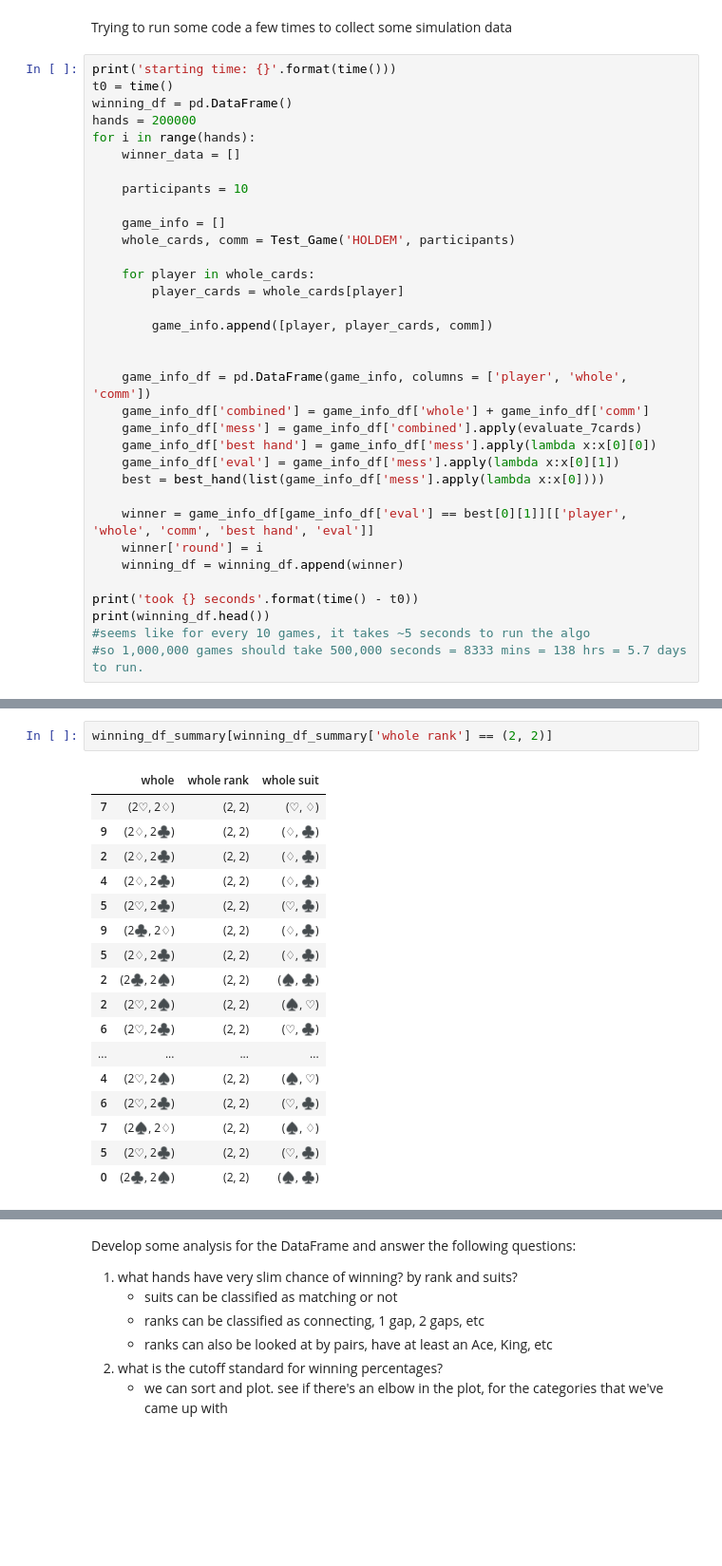
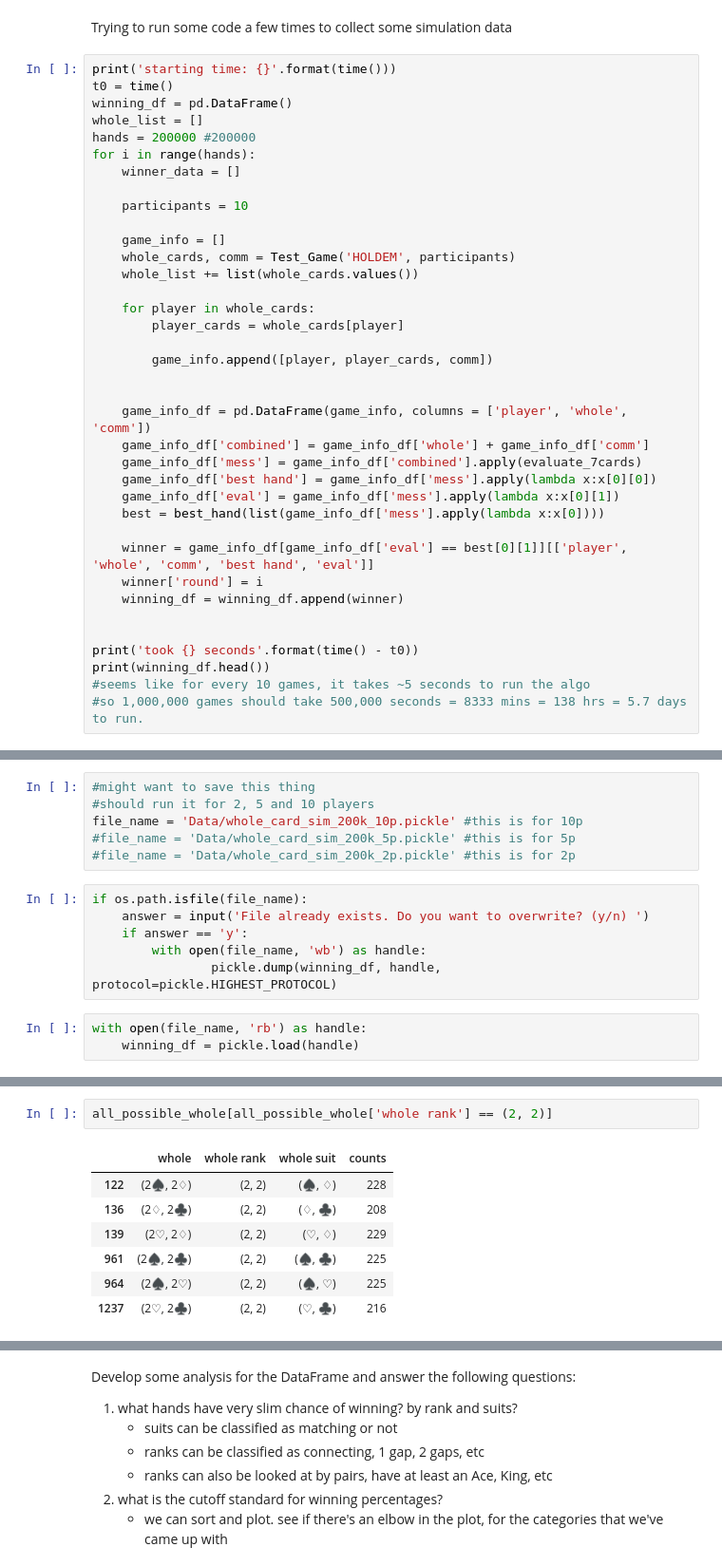
Before and after one commit to a35931chi/Poker, a Jupyter notebook: Poker Analysis.ipynb, the cells around one changed output, grey strips where cells are left out. Shown at 95% size. Drawn from its saved outputs; the diff is of its cells as text; blank space fills up the shorter version.

```diff
--- a/Poker Analysis.ipynb
+++ b/Poker Analysis.ipynb
@@ -78,7 +80,8 @@ Trying to run some code a few times to collect some simulation data
 print('starting time: {}'.format(time()))
 t0 = time()
 winning_df = pd.DataFrame()
-hands = 200000
+whole_list = []
+hands = 200000 #200000
 for i in range(hands):
     winner_data = []
 
@@ -86,6 +89,7 @@ for i in range(hands):
 
     game_info = []
     whole_cards, comm = Test_Game('HOLDEM', participants)
+    whole_list += list(whole_cards.values())
 
     for player in whole_cards:
         player_cards = whole_cards[player]
@@ -104,6 +108,7 @@ for i in range(hands):
     winner['round'] = i
     winning_df = winning_df.append(winner)
 
+
 print('took {} seconds'.format(time() - t0))
 print(winning_df.head())
 #seems like for every 10 games, it takes ~5 seconds to run the algo
@@ -112,0 +143,15 @@ starting time: 1533085451.498585
+# %%
+#might want to save this thing
+#should run it for 2, 5 and 10 players
+file_name = 'Data/whole_card_sim_200k_10p.pickle' #this is for 10p
+#file_name = 'Data/whole_card_sim_200k_5p.pickle' #this is for 5p
+#file_name = 'Data/whole_card_sim_200k_2p.pickle' #this is for 2p
+# %%
+if os.path.isfile(file_name):
+    answer = input('File already exists. Do you want to overwrite? (y/n) ')
+    if answer == 'y':
+        with open(file_name, 'wb') as handle:
+                pickle.dump(winning_df, handle, protocol=pickle.HIGHEST_PROTOCOL)
+# %%
+with open(file_name, 'rb') as handle:
+    winning_df = pickle.load(handle)
@@ -155,20 +216,10 @@ all_possible_whole.shape
 # %%
-winning_df_summary[winning_df_summary['whole rank'] == (2, 2)]
+all_possible_whole[all_possible_whole['whole rank'] == (2, 2)]
 # %% [output]
-|  | whole | whole rank | whole suit |
-| 7 | (2♡, 2♢) | (2, 2) | (♡, ♢) |
-| 9 | (2♢, 2♣) | (2, 2) | (♢, ♣) |
-| 2 | (2♢, 2♣) | (2, 2) | (♢, ♣) |
-| 4 | (2♢, 2♣) | (2, 2) | (♢, ♣) |
-| 5 | (2♡, 2♣) | (2, 2) | (♡, ♣) |
-| 9 | (2♣, 2♢) | (2, 2) | (♢, ♣) |
-| 5 | (2♢, 2♣) | (2, 2) | (♢, ♣) |
-| 2 | (2♣, 2♠) | (2, 2) | (♠, ♣) |
-| 2 | (2♡, 2♠) | (2, 2) | (♠, ♡) |
-| 6 | (2♡, 2♣) | (2, 2) | (♡, ♣) |
-| ... | ... | ... | ... |
-| 4 | (2♡, 2♠) | (2, 2) | (♠, ♡) |
-| 6 | (2♡, 2♣) | (2, 2) | (♡, ♣) |
-| 7 | (2♠, 2♢) | (2, 2) | (♠, ♢) |
-| 5 | (2♡, 2♣) | (2, 2) | (♡, ♣) |
-| 0 | (2♣, 2♠) | (2, 2) | (♠, ♣) |
+|  | whole | whole rank | whole suit | counts |
+| 122 | (2♠, 2♢) | (2, 2) | (♠, ♢) | 228 |
+| 136 | (2♢, 2♣) | (2, 2) | (♢, ♣) | 208 |
+| 139 | (2♡, 2♢) | (2, 2) | (♡, ♢) | 229 |
+| 961 | (2♠, 2♣) | (2, 2) | (♠, ♣) | 225 |
+| 964 | (2♠, 2♡) | (2, 2) | (♠, ♡) | 225 |
+| 1237 | (2♡, 2♣) | (2, 2) | (♡, ♣) | 216 |
```
Also changed, not shown: parts of 13 cells of this notebook, 1 other file.
